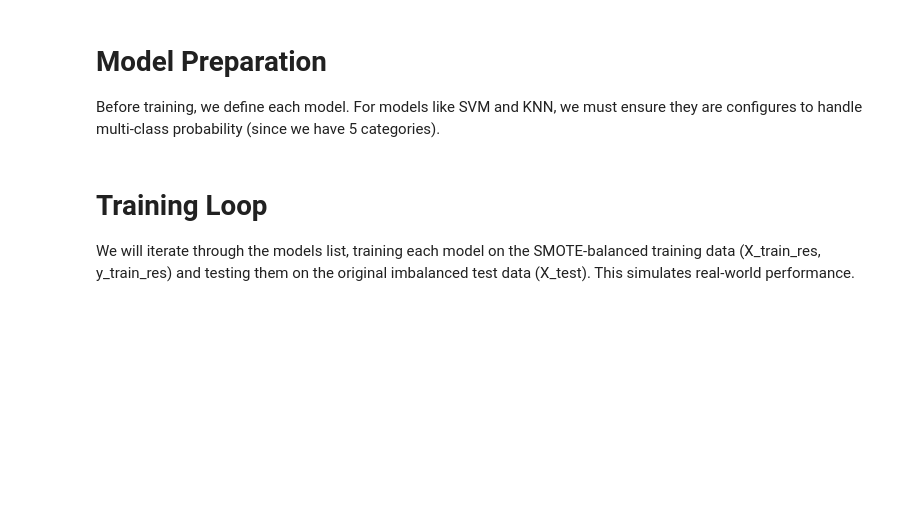
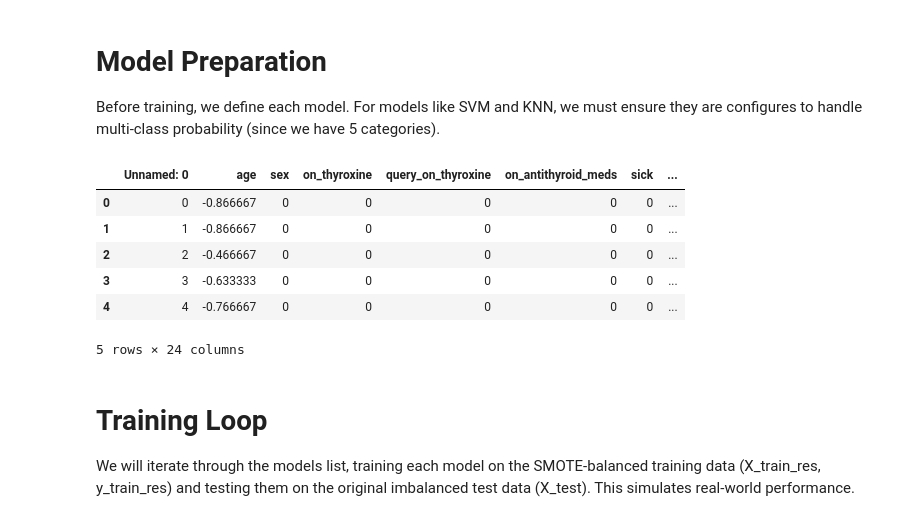
Before and after one commit to Ahmed900Wael/thyroid_disease_machine_learning, a Jupyter notebook: ml_model.ipynb, the cells around one changed output. Saved outputs shown, nothing was run; the diff lists cells and outputs as text; code cells hidden in the pictures; blank space fills up the shorter version.

```diff
--- a/ml_model.ipynb
+++ b/ml_model.ipynb
@@ -35,6 +35,16 @@ models = {
 }
 # %%
 df = pd.read_csv("./data/processed/thyroid_dataset_cleaned.csv")
+# %%
+df.head()
+# %% [output]
+|  | Unnamed: 0 | age | sex | on_thyroxine | query_on_thyroxine | on_antithyroid_meds | sick | ... |
+| 0 | 0 | -0.866667 | 0 | 0 | 0 | 0 | 0 | ... |
+| 1 | 1 | -0.866667 | 0 | 0 | 0 | 0 | 0 | ... |
+| 2 | 2 | -0.466667 | 0 | 0 | 0 | 0 | 0 | ... |
+| 3 | 3 | -0.633333 | 0 | 0 | 0 | 0 | 0 | ... |
+| 4 | 4 | -0.766667 | 0 | 0 | 0 | 0 | 0 | ... |
+5 rows × 24 columns
 # %% [markdown]
 # Training Loop
 
```
Also changed, not shown: parts of 5 cells of this notebook, 8 other files.
